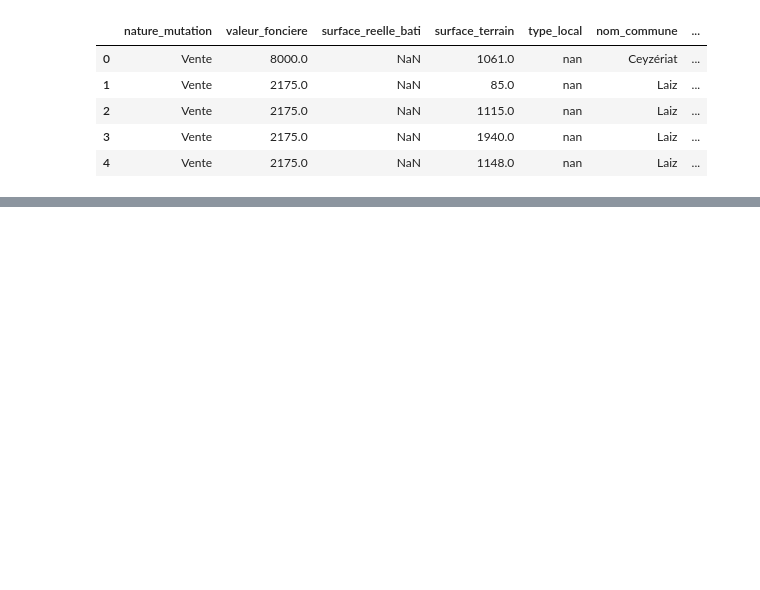
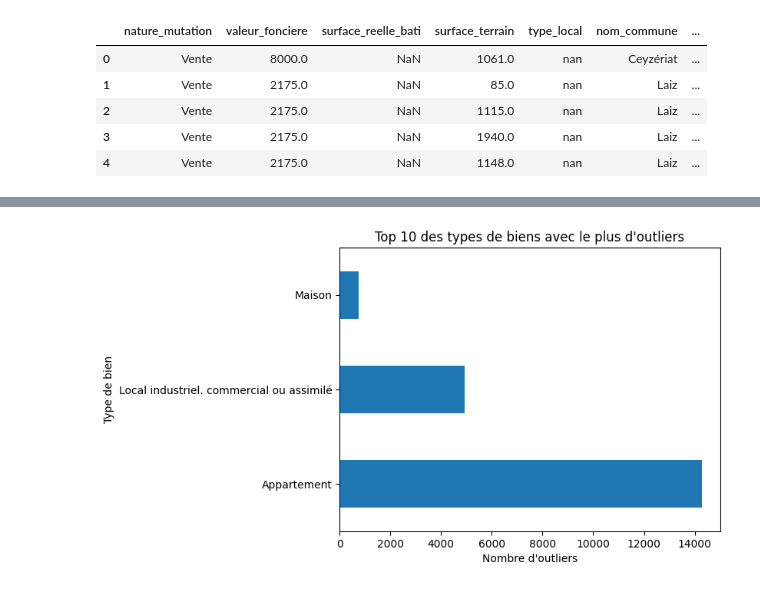
Before and after one commit to standemdem/compagnon-immobilier, a Jupyter notebook: notebooks/03_eda_full_2020.ipynb, the cells around one changed output, grey strips where cells are left out. Cells and saved outputs as stored; diff of their text form; code cells hidden in the pictures; blank space fills up the shorter version.

```diff
--- a/notebooks/03_eda_full_2020.ipynb
+++ b/notebooks/03_eda_full_2020.ipynb
@@ -367,0 +408,9 @@ df_vente.head()
+# %%
+# Top des types de biens avec le plus d'outliers
+df_outliers["type_local"].value_counts().head(10).plot(kind='barh')
+plt.title("Top 10 des types de biens avec le plus d'outliers")
+plt.xlabel("Nombre d'outliers")
+plt.ylabel("Type de bien")
+plt.show()
+# %% [output]
+[figure, added]
```
Also changed, not shown: parts of 11 cells of this notebook.
